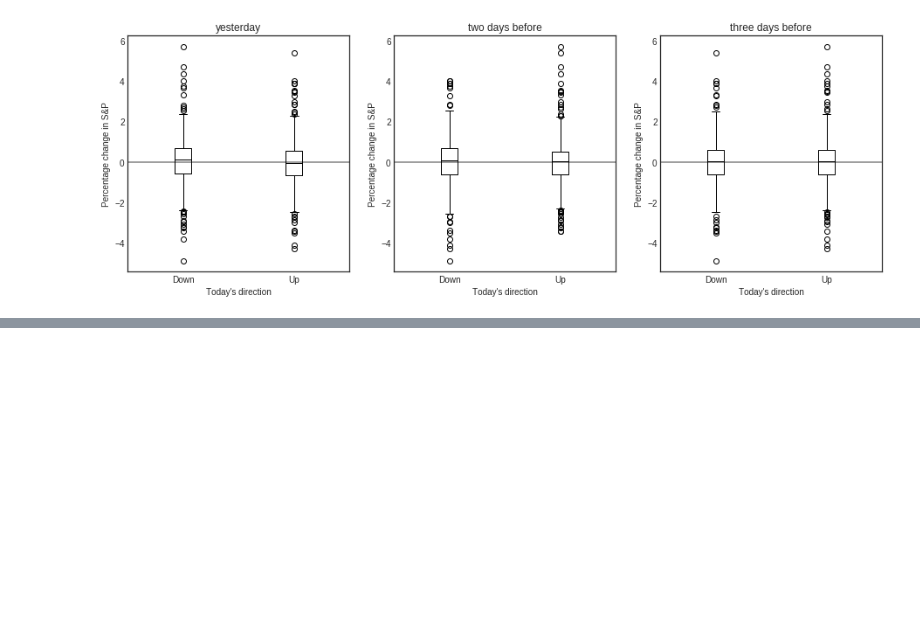
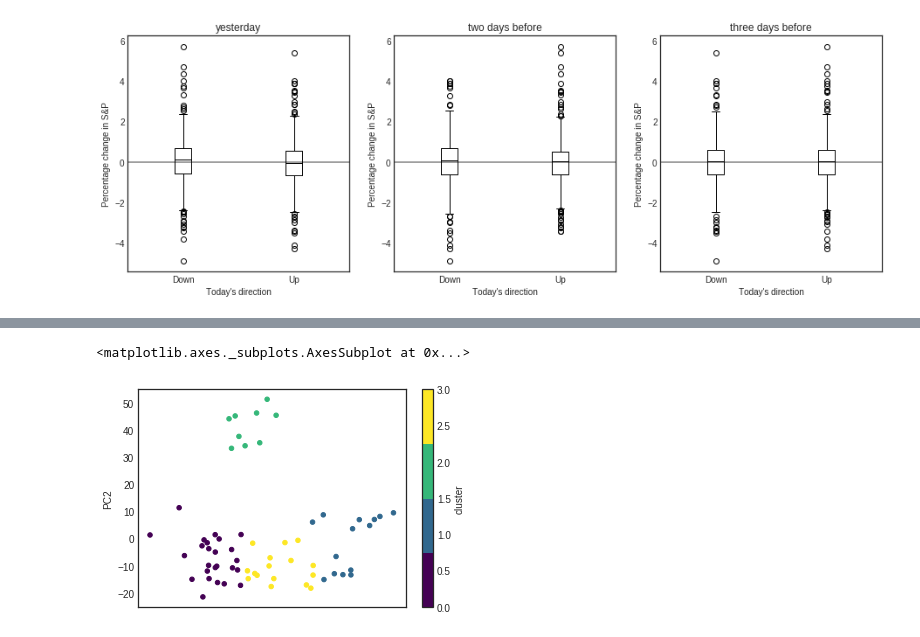
Before and after one commit to steidani/statistical_learning, a Jupyter notebook: notebooks/Chap1_introduction.ipynb, the cells around one changed output, grey strips where cells are left out. Cells and saved outputs as stored; diff of their text form; code cells hidden in the pictures; blank space fills up the shorter version.

```diff
--- a/notebooks/Chap1_introduction.ipynb
+++ b/notebooks/Chap1_introduction.ipynb
@@ -111,0 +167,22 @@ Text(0.5, 0.98, '')
+# %%
+# =======
+# import module
+from sklearn.cluster import KMeans
+
+# =======
+# Performe k-means clustering on data
+
+# define number of clusters
+kmeans = KMeans(n_clusters = 4)
+kmeans.fit(df_genes_transformed)
+df_genes_transformed['cluster'] = kmeans.labels_
+# %%
+# =======
+# plot the 64 cancer cell lines in a two-dimensional space PC1 and PC2 and color them according to their cluster
+df_genes_transformed.plot.scatter(x='PC1',
+                      y='PC2',
+                      c='cluster',
+                      colormap=plt.get_cmap('viridis', 4))
+# %% [output]
+<matplotlib.axes._subplots.AxesSubplot at 0x...>
+[figure, added]
```
Also changed, not shown: parts of 7 cells of this notebook.
